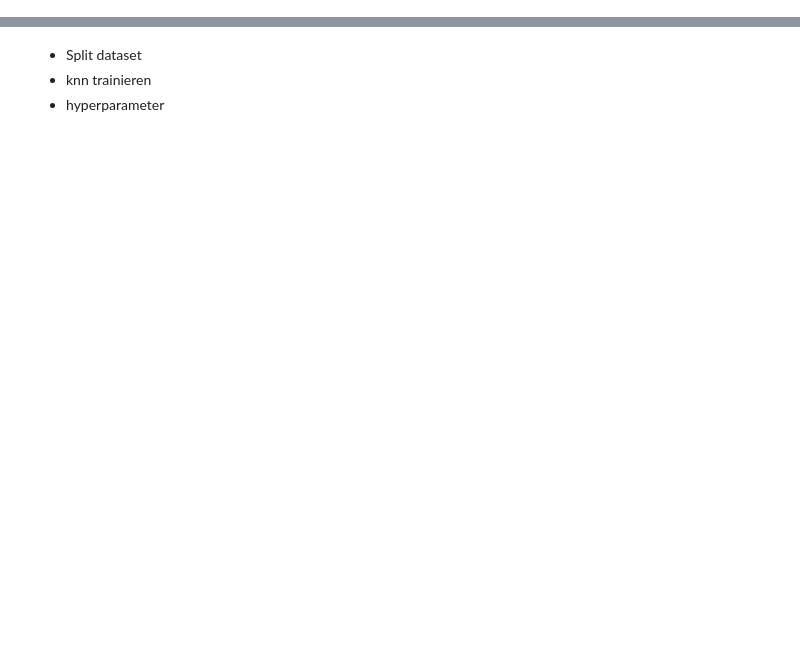
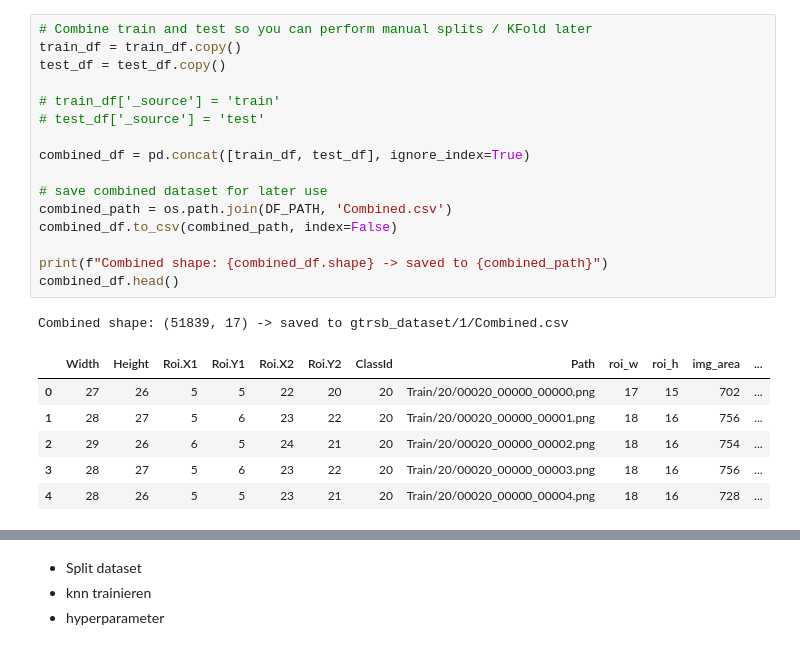
Before and after one commit to aleski017/DS_Assignment_1_Group_3, a Jupyter notebook: EDA.ipynb, the cells around one changed output, grey strips where cells are left out. Drawn from its saved outputs; the diff is of its cells as text; blank space fills up the shorter version.

```diff
--- a/EDA.ipynb
+++ b/EDA.ipynb
@@ -36,0 +75,24 @@ meta_df = pd.read_csv(DATA_ROOT / "Meta.csv")
+# %%
+# Combine train and test so you can perform manual splits / KFold later
+train_df = train_df.copy()
+test_df = test_df.copy()
+
+# train_df['_source'] = 'train'
+# test_df['_source'] = 'test'
+
+combined_df = pd.concat([train_df, test_df], ignore_index=True)
+
+# save combined dataset for later use
+combined_path = os.path.join(DF_PATH, 'Combined.csv')
+combined_df.to_csv(combined_path, index=False)
+
+print(f"Combined shape: {combined_df.shape} -> saved to {combined_path}")
+combined_df.head()
+# %% [output]
+Combined shape: (51839, 17) -> saved to gtrsb_dataset/1/Combined.csv
+|  | Width | Height | Roi.X1 | Roi.Y1 | Roi.X2 | Roi.Y2 | ClassId | Path | roi_w | roi_h | img_area | ... |
+| 0 | 27 | 26 | 5 | 5 | 22 | 20 | 20 | Train/20/00020_00000_00000.png | 17 | 15 | 702 | ... |
+| 1 | 28 | 27 | 5 | 6 | 23 | 22 | 20 | Train/20/00020_00000_00001.png | 18 | 16 | 756 | ... |
+| 2 | 29 | 26 | 6 | 5 | 24 | 21 | 20 | Train/20/00020_00000_00002.png | 18 | 16 | 754 | ... |
+| 3 | 28 | 27 | 5 | 6 | 23 | 22 | 20 | Train/20/00020_00000_00003.png | 18 | 16 | 756 | ... |
+| 4 | 28 | 26 | 5 | 5 | 23 | 21 | 20 | Train/20/00020_00000_00004.png | 18 | 16 | 728 | ... |
```
Also changed, not shown: parts of 7 cells of this notebook.
